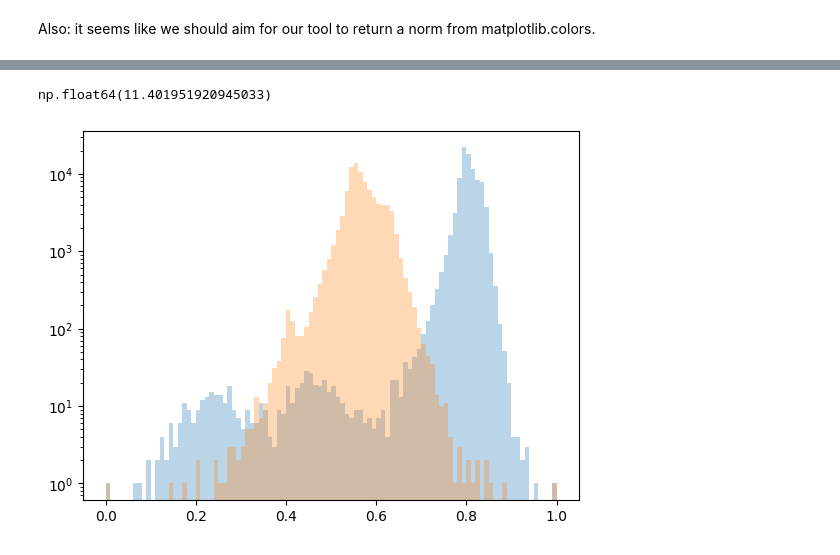
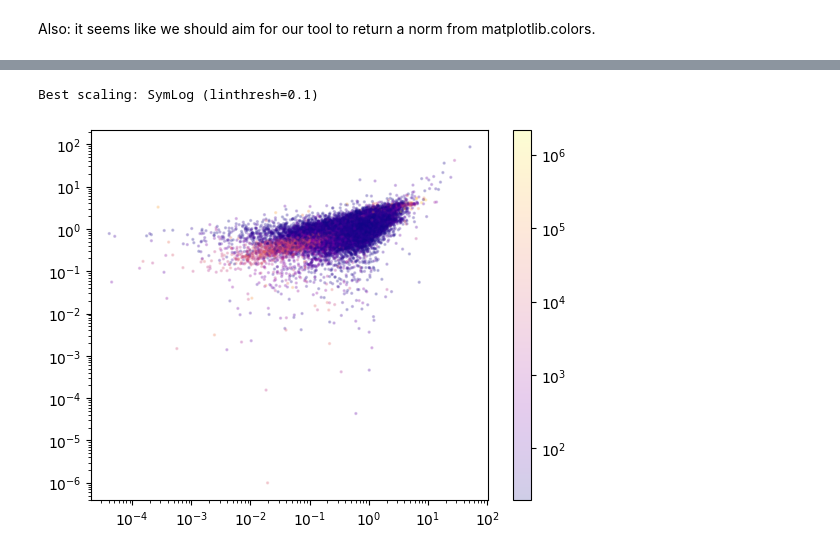
Before and after one commit to juliana-karp/scatterscale, a Jupyter notebook: sandbox.ipynb, the cells around one changed output, grey strips where cells are left out. Cells and saved outputs as stored; diff of their text form; code cells hidden in the pictures.

```diff
--- a/sandbox.ipynb
+++ b/sandbox.ipynb
@@ -25,6 +24,7 @@ jades_data
 89730 rows × 22 columns
 # %%
 F277W_KRON = jades_data["F277W_KRON"].values
+F444W_KRON = jades_data["unscaled_F444W_KRON"].values
 # %%
 plt.hist(F277W_KRON, bins=100)
 plt.yscale("log")
@@ -116,14 +94,0 @@ plt.show()
-# %%
-asinhnorm = asinh_norm_operator(F277W_KRON)
-asinhnormed = asinhnorm(F277W_KRON)
-
-entropy(asinhnormed)
-# %% [output]
-np.float64(11.401951920945033)
-# %%
-plt.hist(symlognormed, bins=100, alpha=0.3)
-plt.hist(asinhnormed, bins=100, alpha=0.3)
-plt.yscale("log")
-plt.show()
-# %% [output]
-[figure, removed]
@@ -130 +120,11 @@ plt.show()
+# %%
+F444W_KRON_norm = get_scatterscale(F444W_KRON)
+plt.scatter(jades_data["F090W_KRON"], jades_data["F200W_KRON"], c=F444W_KRON, norm=F444W_KRON_norm, cmap="plasma", alpha=0.2, s=2)
+plt.xscale("log")
+plt.yscale("log")
+plt.colorbar()
+plt.show()
+# %% [output]
+Best scaling: SymLog (linthresh=0.1)
+[figure, added]
 # %%
```
Also changed, not shown: parts of 12 cells of this notebook, 1 other file.
